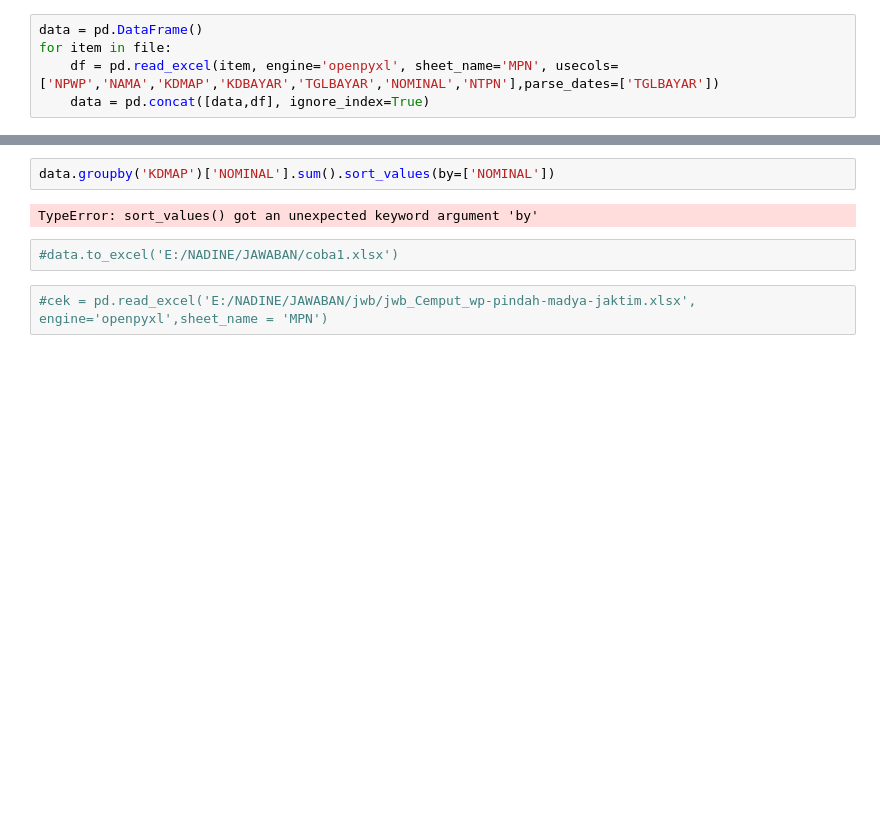
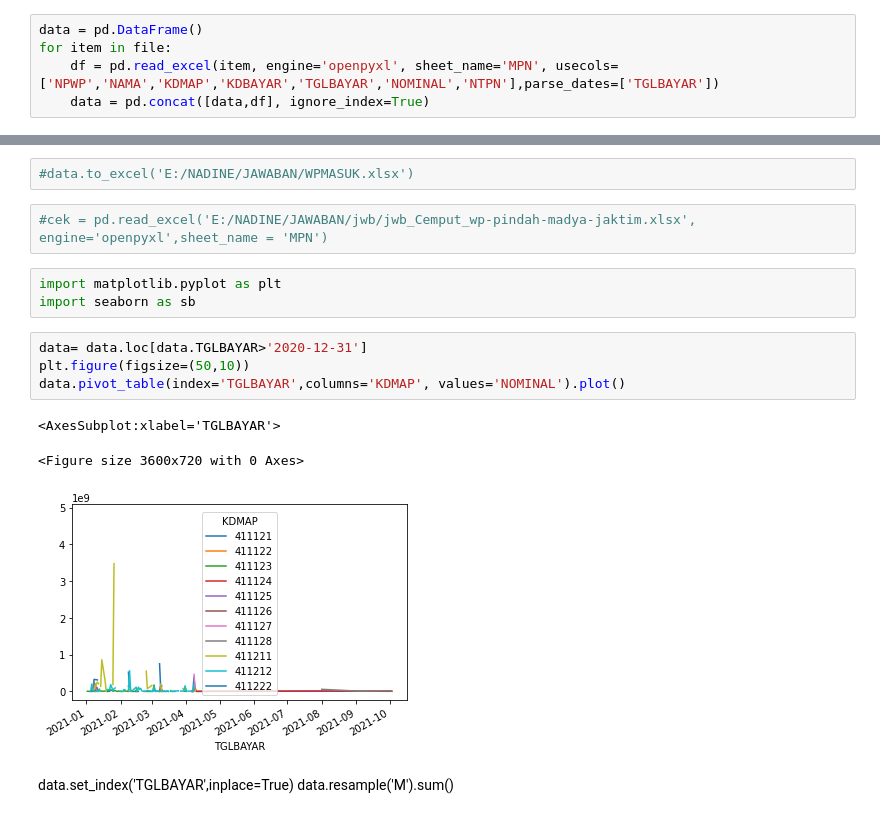
Before and after one commit to Gengsu07/MPNInfo_Notebook, a Jupyter notebook: GABUNG DATA MPN WP MASUK.ipynb, the cells around one changed output, grey strips where cells are left out. Cells and saved outputs as stored; diff of their text form; blank space fills up the shorter version.

```diff
--- a/GABUNG DATA MPN WP MASUK.ipynb
+++ b/GABUNG DATA MPN WP MASUK.ipynb
@@ -20,8 +29,18 @@ data.dtypes
-# %%
-data.groupby('KDMAP')['NOMINAL'].sum().sort_values(by=['NOMINAL'])
-# %% [output]
-TypeError: sort_values() got an unexpected keyword argument 'by'
 # %%
-#data.to_excel('E:/NADINE/JAWABAN/coba1.xlsx')
+#data.to_excel('E:/NADINE/JAWABAN/WPMASUK.xlsx')
 # %%
 #cek = pd.read_excel('E:/NADINE/JAWABAN/jwb/jwb_Cemput_wp-pindah-madya-jaktim.xlsx', engine='openpyxl',sheet_name = 'MPN')
+# %%
+import matplotlib.pyplot as plt
+import seaborn as sb
+# %%
+data= data.loc[data.TGLBAYAR>'2020-12-31']
+plt.figure(figsize=(50,10))
+data.pivot_table(index='TGLBAYAR',columns='KDMAP', values='NOMINAL').plot()
+# %% [output]
+<AxesSubplot:xlabel='TGLBAYAR'>
+<Figure size 3600x720 with 0 Axes>
+[figure, added]
+# %% [markdown]
+data.set_index('TGLBAYAR',inplace=True)
+data.resample('M').sum()
```
Also changed, not shown: parts of 1 cell of this notebook, 1 other file.
